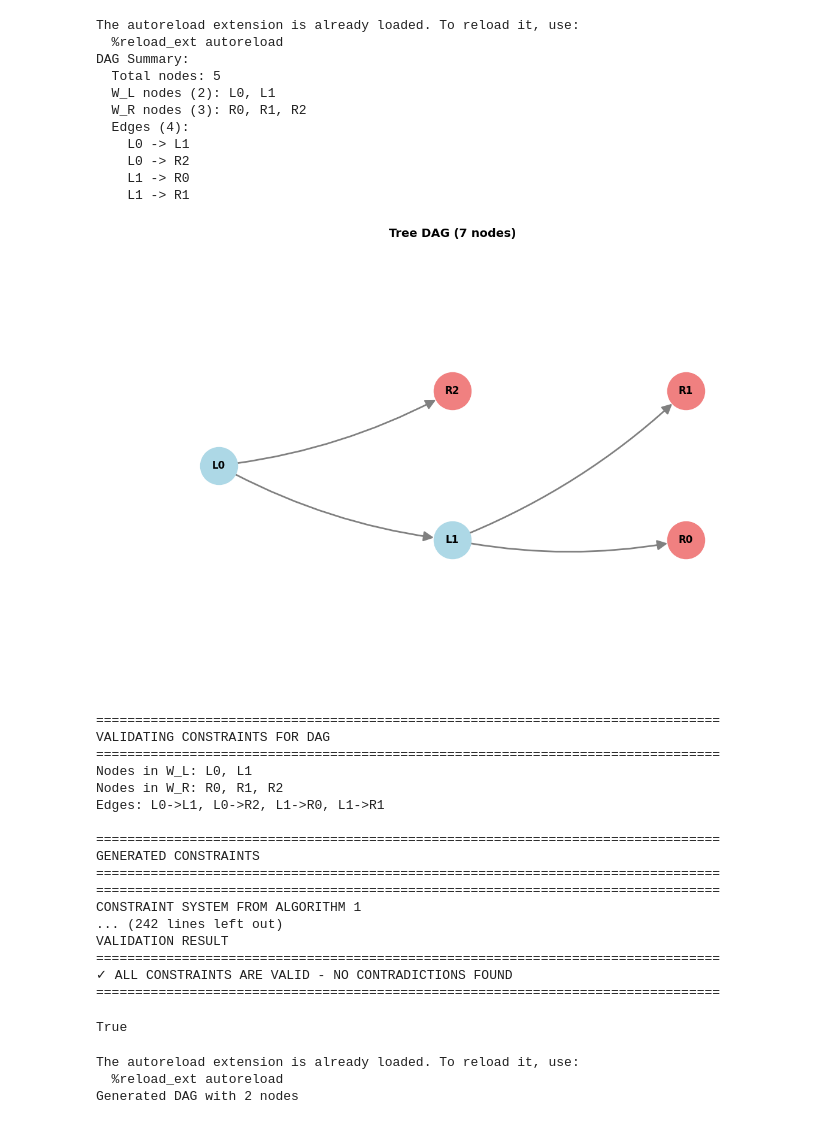
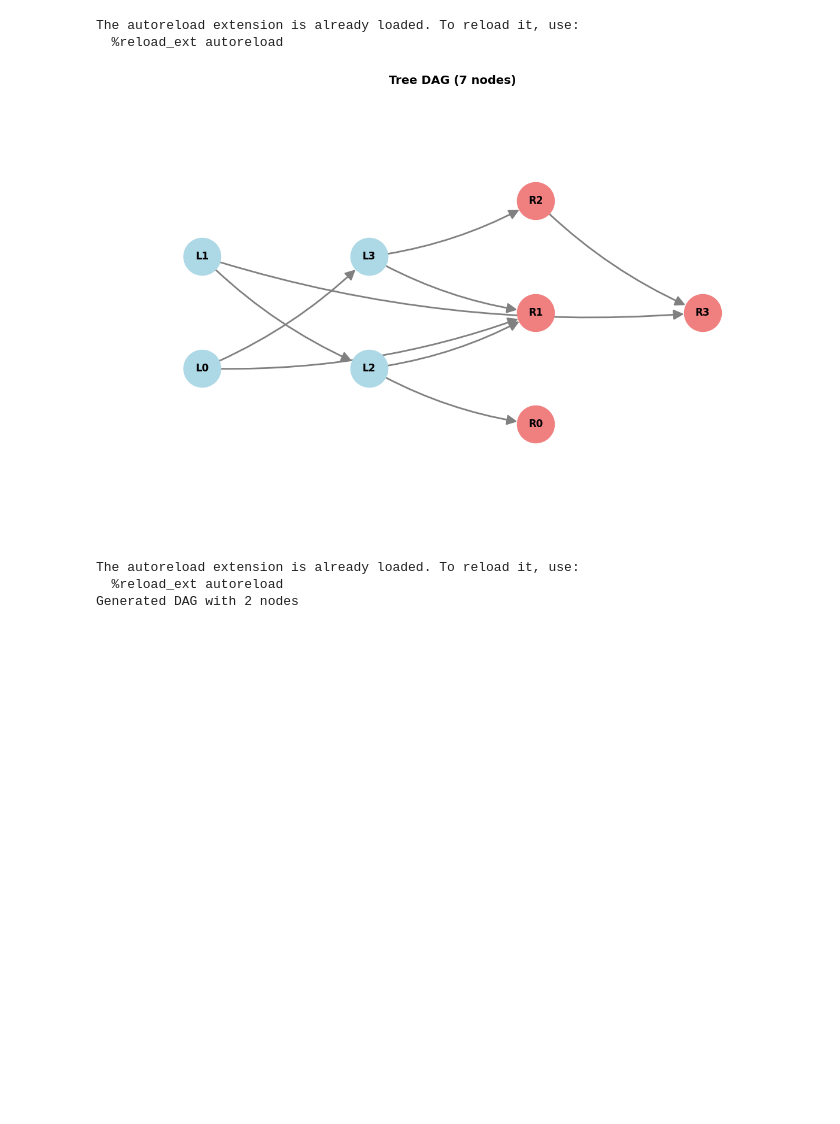
Before and after one commit to tmaringgele/Optimal-Experiments-for-Partial-Causal-Effect-Identification, a Jupyter notebook: symb_bounds_test.ipynb, the cells around one changed output. Drawn from its saved outputs; the diff is of its cells as text; code cells hidden in the pictures; blank space fills up the shorter version.

```diff
--- a/symb_bounds_test.ipynb
+++ b/symb_bounds_test.ipynb
@@ -1,57 +1,30 @@
 # %%
 from symbolic_bounds.dag import DAG
 %load_ext autoreload
 %autoreload 2
 from symbolic_bounds.test_constraints import validate_constraints
 
 
 from symbolic_bounds.random_dag_generator import (
     generate_random_partitioned_dag,
     generate_random_chain_dag,
     generate_random_tree_dag,
     print_dag_summary
 )
 import matplotlib.pyplot as plt
 
 
 
-tree_dag = generate_random_partitioned_dag(n=5)
-print_dag_summary(tree_dag)
+tree_dag = generate_random_partitioned_dag(n=8)
+# print_dag_summary(tree_dag)
 fig3 = tree_dag.draw(figsize=(12, 8), title="Tree DAG (7 nodes)")
 plt.show()
 
-validate_constraints(tree_dag, verbose=True)
+# validate_constraints(tree_dag, verbose=True)
 # %% [output]
 The autoreload extension is already loaded. To reload it, use:
   %reload_ext autoreload
-DAG Summary:
-  Total nodes: 5
-  W_L nodes (2): L0, L1
-  W_R nodes (3): R0, R1, R2
-  Edges (4):
-    L0 -> L1
-    L0 -> R2
-    L1 -> R0
-    L1 -> R1
-[figure, old version]
+[figure, new version]
-================================================================================
-VALIDATING CONSTRAINTS FOR DAG
-================================================================================
-Nodes in W_L: L0, L1
-Nodes in W_R: R0, R1, R2
-Edges: L0->L1, L0->R2, L1->R0, L1->R1
-
-================================================================================
-GENERATED CONSTRAINTS
-================================================================================
-================================================================================
-CONSTRAINT SYSTEM FROM ALGORITHM 1
-... (242 lines left out)
-VALIDATION RESULT
-================================================================================
-✓ ALL CONSTRAINTS ARE VALID - NO CONTRADICTIONS FOUND
-================================================================================
-True
 # %%
 # ============================================================================
 # COMPLETE WORKFLOW EXAMPLE
```
Also changed, not shown: 2 other files.
